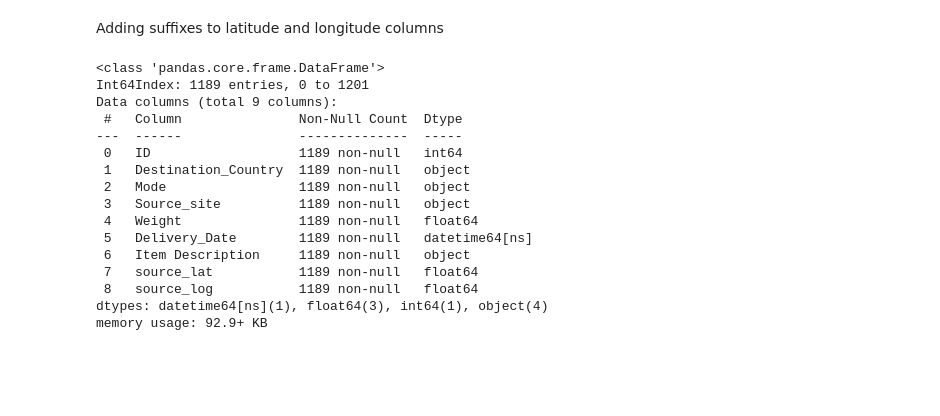
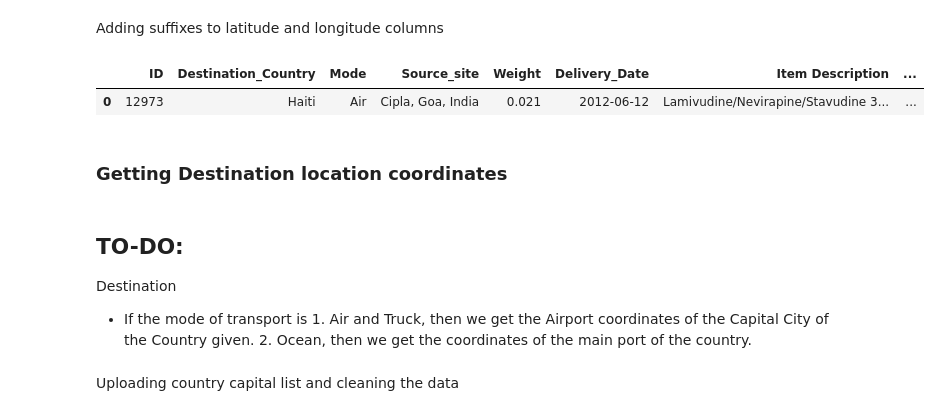
Before and after one commit to nakulBageja/Pharma-Scope-3, a Jupyter notebook: Scope_3.ipynb, the cells around one changed output. Saved outputs shown, nothing was run; the diff lists cells and outputs as text; code cells hidden in the pictures; blank space fills up the shorter version.

```diff
--- a/Scope_3.ipynb
+++ b/Scope_3.ipynb
@@ -443,19 +432,13 @@ final_df.rename(columns={'latitude':'source_lat','longitude':'source_log','Manuf
 # %%
-final_df.info()
+final_df.head(1)
 # %% [output]
-<class 'pandas.core.frame.DataFrame'>
-Int64Index: 1189 entries, 0 to 1201
-Data columns (total 9 columns):
- #   Column               Non-Null Count  Dtype
----  ------               --------------  -----
- 0   ID                   1189 non-null   int64
- 1   Destination_Country  1189 non-null   object
- 2   Mode                 1189 non-null   object
- 3   Source_site          1189 non-null   object
- 4   Weight               1189 non-null   float64
- 5   Delivery_Date        1189 non-null   datetime64[ns]
- 6   Item Description     1189 non-null   object
- 7   source_lat           1189 non-null   float64
- 8   source_log           1189 non-null   float64
-dtypes: datetime64[ns](1), float64(3), int64(1), object(4)
-memory usage: 92.9+ KB
+|  | ID | Destination_Country | Mode | Source_site | Weight | Delivery_Date | Item Description | ... |
+| 0 | 12973 | Haiti | Air | Cipla, Goa, India | 0.021 | 2012-06-12 | Lamivudine/Nevirapine/Stavudine 3... | ... |
+# %% [markdown]
+### Getting Destination location coordinates
+# %% [markdown]
+## TO-DO:
+Destination
+- If the mode of transport is
+        1. Air and Truck, then we get the Airport coordinates of the Capital City of the Country given.
+        2. Ocean, then we get the coordinates of the main port of the country.
@@ -461,0 +448,2 @@ memory usage: 92.9+ KB
+# %% [markdown]
+Uploading country capital list and cleaning the data
```
Also changed, not shown: parts of 20 cells of this notebook, 3 other files.
